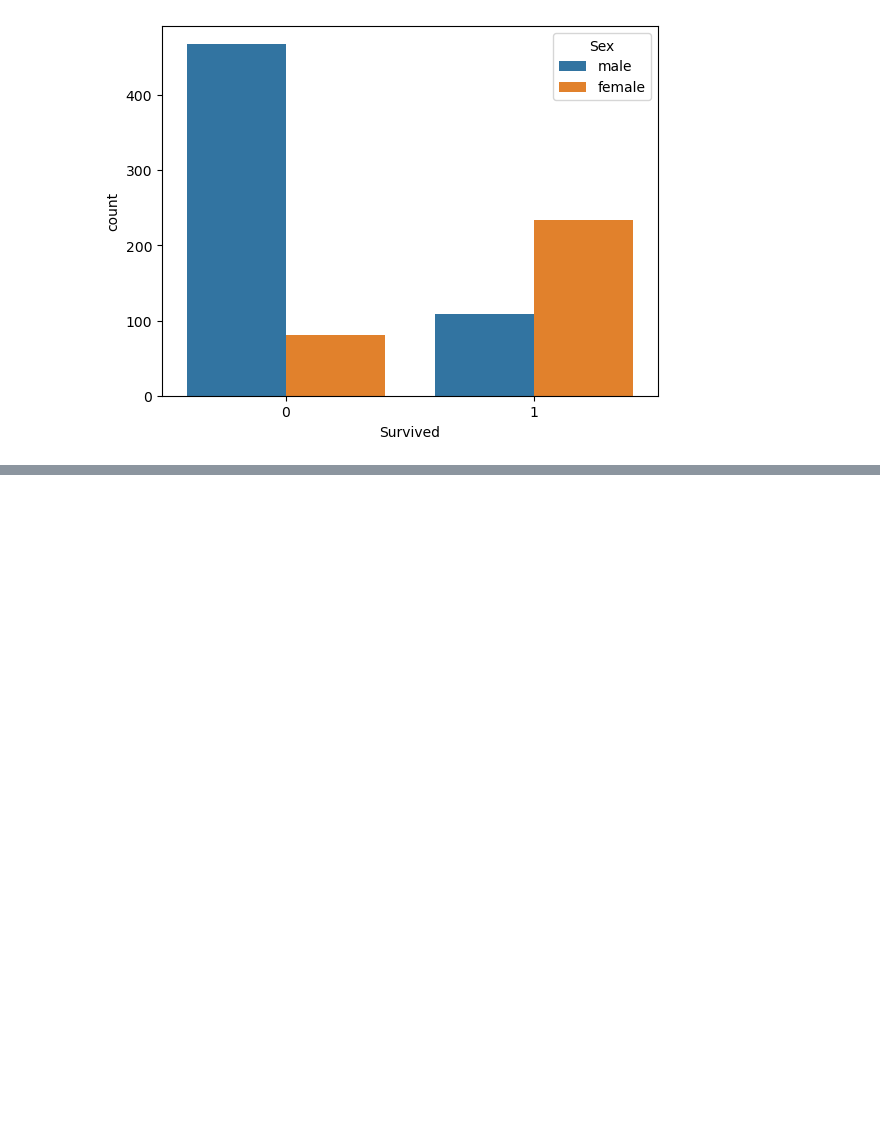
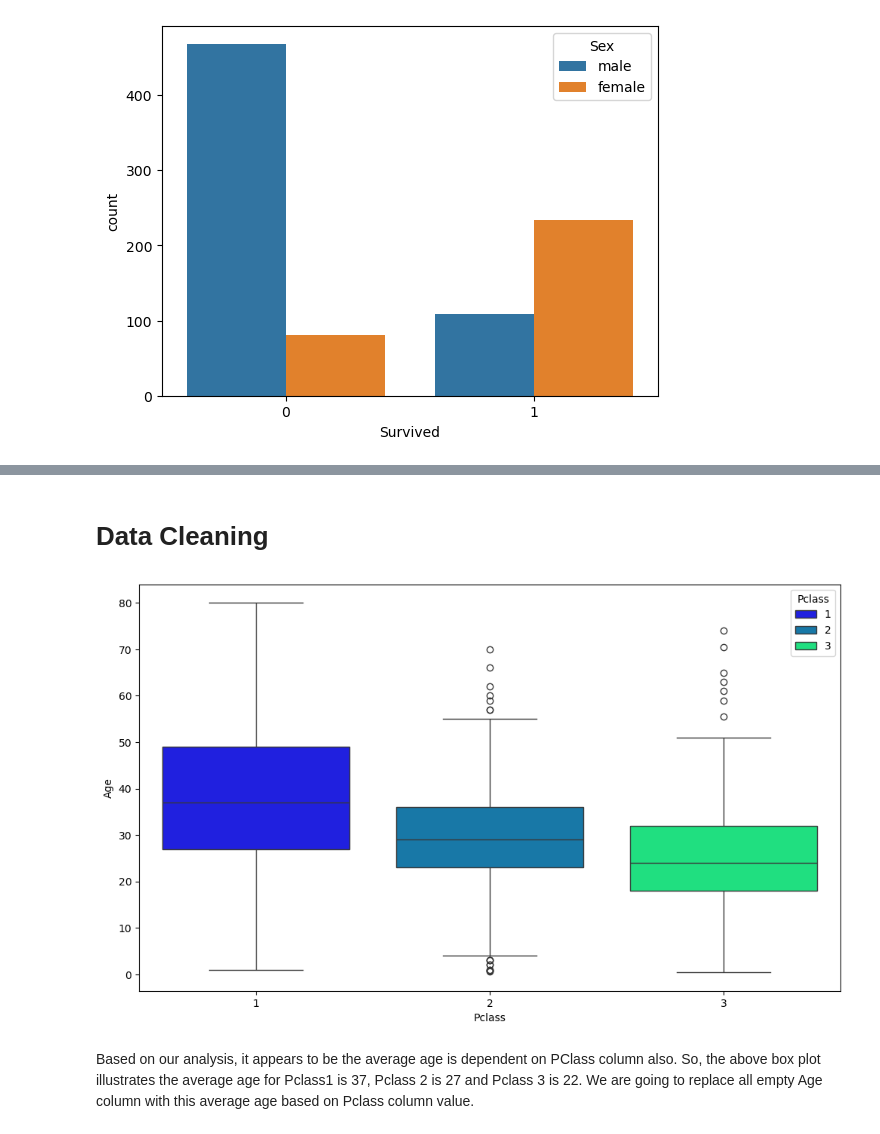
Before and after one commit to Krish-GenAI/PythonCrashCourseOct2025, a Jupyter notebook: src/EDA.ipynb, the cells around one changed output, grey strips where cells are left out. Drawn from its saved outputs; the diff is of its cells as text; code cells hidden in the pictures; blank space fills up the shorter version.

```diff
--- a/src/EDA.ipynb
+++ b/src/EDA.ipynb
@@ -57,0 +79,10 @@ plt.show()
+# %% [markdown]
+# Data Cleaning
+# %%
+plt.figure(figsize=(12,7))
+sns.boxplot(x='Pclass', y='Age', data=train, palette='winter', hue='Pclass')
+plt.show()
+# %% [output]
+[figure, added]
+# %% [markdown]
+Based on our analysis, it appears to be the average age is dependent on PClass column also.  So, the above box plot illustrates the average age for Pclass1 is 37, Pclass 2 is 27 and Pclass 3 is 22.  We are going to replace all empty Age column with this average age based on Pclass column value.
```
Also changed, not shown: parts of 37 cells of this notebook, 2 other files.
